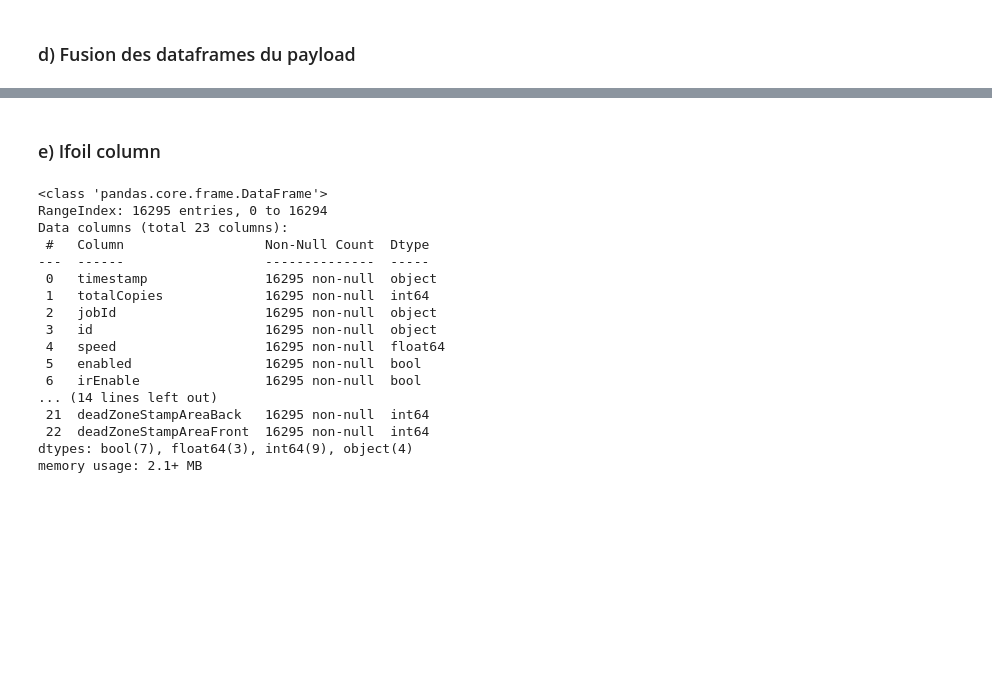
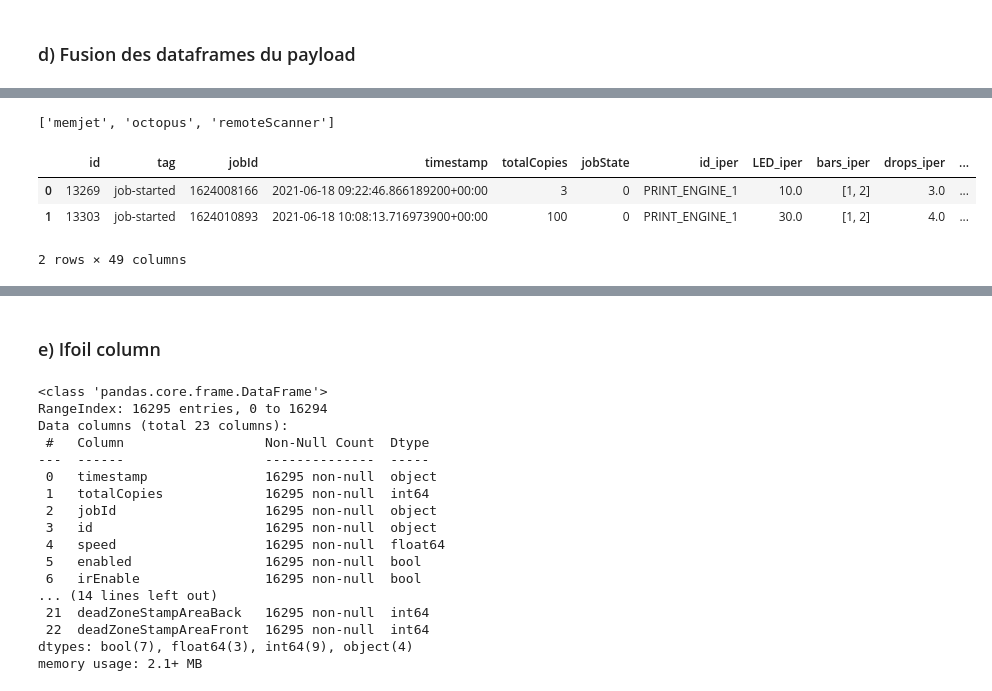
Before and after one commit to AranOribu/Prediction-Erreur-JetVarnish3DEvo, a Jupyter notebook: notebooks/preprocess_jobs_Audrey.ipynb, the cells around one changed output, grey strips where cells are left out. Saved outputs shown, nothing was run; the diff lists cells and outputs as text; code cells hidden in the pictures; blank space fills up the shorter version.

```diff
--- a/notebooks/preprocess_jobs_Audrey.ipynb
+++ b/notebooks/preprocess_jobs_Audrey.ipynb
@@ -140,0 +158,21 @@ job_events_split_df.to_csv('../data/jobs/jobs_events_payload_df.csv')
+# %%
+# conversion des valeurs nulles en 0
+df = df.fillna(0)
+# %%
+# on liste les colonnes de type 'object' contenant des valeurs de type list ou dict à fractionner
+obj_col = []
+nul_col = []
+for col in list(df.select_dtypes(include=['object']).columns):
+    for v in df[col].values:
+        # la valeur n'est pas un entier
+        if not isinstance(v, int):
+            # la valeur n'est pas une chaine de caractères
+            if not isinstance(v,str) :
+                # la liste ou le dict ne sont pas nuls
+                if len(v) > 0:
+                    obj_col.append(col)
+                    break
+                else :
+                    nul_col.append(col)
+                    break
+obj_col
@@ -140,0 +187,6 @@ job_events_split_df.to_csv('../data/jobs/jobs_events_payload_df.csv')
+# %%
+# on supprime les colonnes ne contenant aucune valeur
+print(nul_col)
+df = df.drop(nul_col, axis=1)
+# %% [output]
+['memjet', 'octopus', 'remoteScanner']
@@ -140,0 +256,13 @@ job_events_split_df.to_csv('../data/jobs/jobs_events_payload_df.csv')
+# %%
+# fusion des colonnes fractionnées
+merge_df = df.drop(obj_col, axis=1).copy()
+for col in obj_col :
+    temp_df = convert_col_to_df(col, df,{'id':[]})
+    merge_df = merge_df.merge(temp_df, on='id', how='outer')
+# %%
+merge_df.head(2)
+# %% [output]
+|  | id | tag | jobId | timestamp | totalCopies | jobState | id_iper | LED_iper | bars_iper | drops_iper | ... |
+| 0 | 13269 | job-started | 1624008166 | 2021-06-18 09:22:46.866189200+00:00 | 3 | 0 | PRINT_ENGINE_1 | 10.0 | [1, 2] | 3.0 | ... |
+| 1 | 13303 | job-started | 1624010893 | 2021-06-18 10:08:13.716973900+00:00 | 100 | 0 | PRINT_ENGINE_1 | 30.0 | [1, 2] | 4.0 | ... |
+2 rows × 49 columns
```
Also changed, not shown: parts of 14 cells of this notebook, 7 other files.
